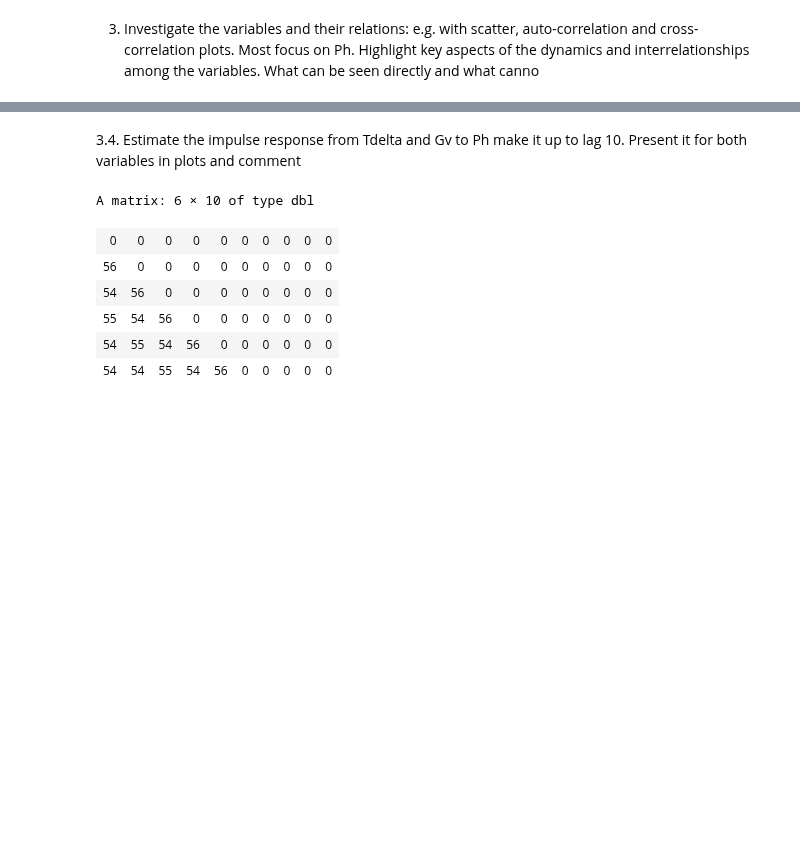
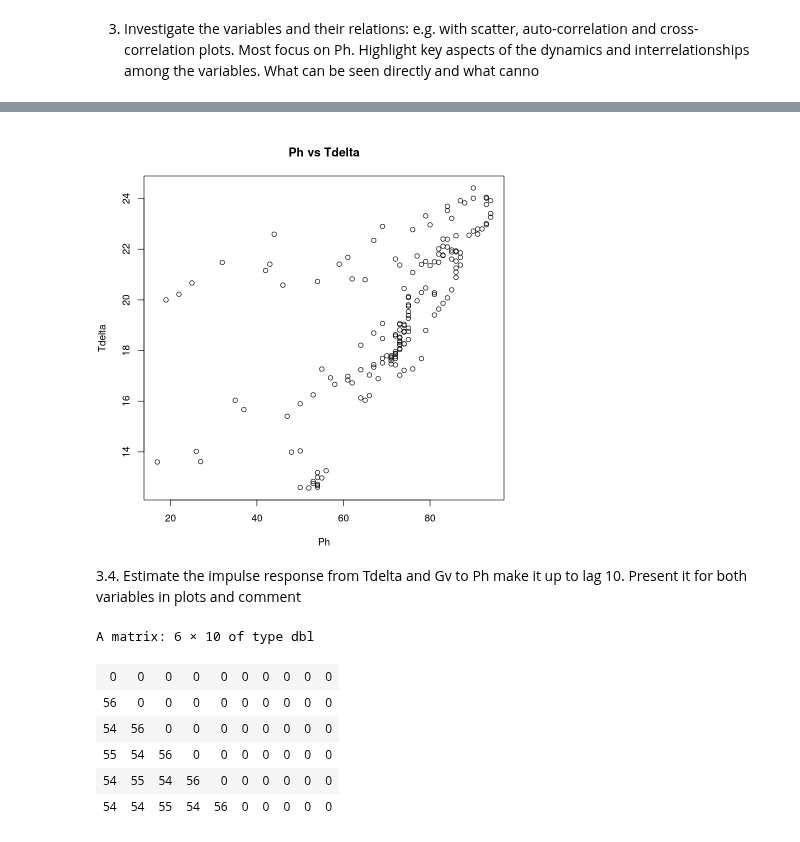
Before and after one commit to mathilderask/TimeSeriesAnalysis, a Jupyter notebook: Assig3/opg_3_oia copy.ipynb, the cells around one changed output, grey strips where cells are left out. Cells and saved outputs as stored; diff of their text form; code cells hidden in the pictures; blank space fills up the shorter version.

```diff
--- a/Assig3/opg_3_oia copy.ipynb
+++ b/Assig3/opg_3_oia copy.ipynb
@@ -59,3 +89,8 @@ ERROR: Error in as.ts(x): object 'Dtrain' not found
+# %%
+par(mfrow=c(1,1), mar=c(4,4,4,1), bg = 'white')
+plot(Dtrain$Ph, Dtrain$Tdelta, xlab = "Ph", ylab = "Tdelta", main = "Ph vs Tdelta")
+# %% [output]
+[figure, added]
 # %% [markdown]
 3.4. Estimate the impulse response from Tdelta and Gv to Ph make it up to lag 10. Present it for both
 variables in plots and comment
```
Also changed, not shown: parts of 5 cells of this notebook, 6 other files.
